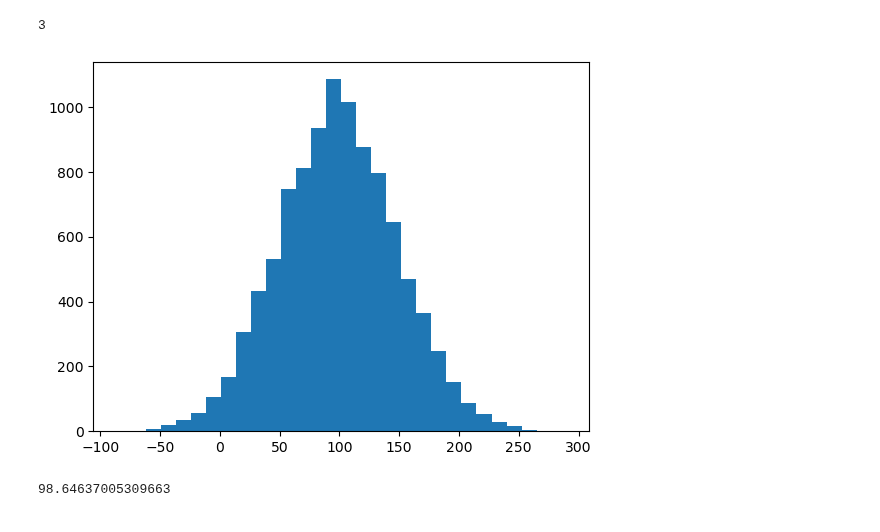
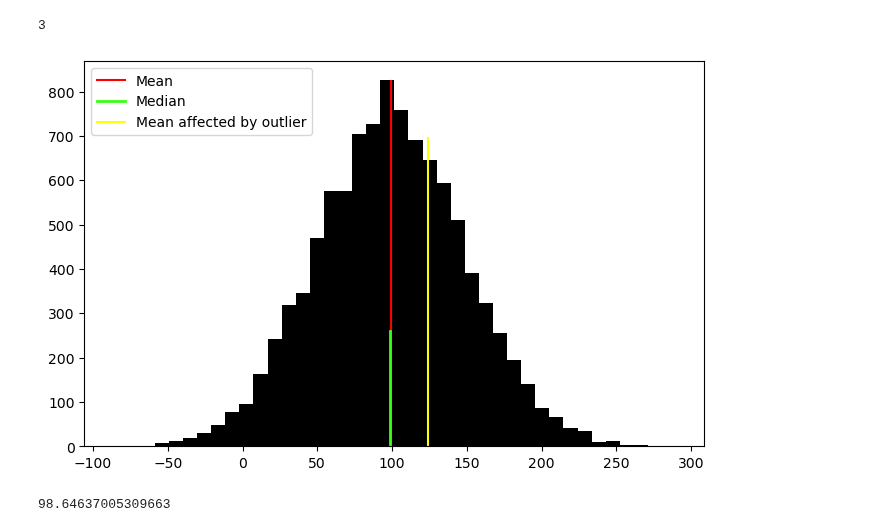
Before and after one commit to Tanja888/funddata-assessment, a Jupyter notebook: normal-distribution.ipynb, the cells around one changed output. Cells and saved outputs as stored; diff of their text form; code cells hidden in the pictures.

Commit message:
Measures of Central Tendency plot

```diff
--- a/normal-distribution.ipynb
+++ b/normal-distribution.ipynb
@@ -200,9 +201,18 @@ st.median(test)
 # %%
 # Random samples
 
 np.random.seed(0)
 x = np.random.normal(100, 50, 10000)
-plt.hist(x, 30);
+
+fig, ax = plt.subplots(figsize=(8,5))
+ax.hist(x, 40, color='black');
+
+ax.axvline(x=99.07, color='red', ymax=0.95, linewidth=1.5, label='Mean')
+ax.axvline(x=98.64, color='#39FF14', ymax=0.30, linewidth=2.0, label='Median')
+ax.axvline(x=124.05, color='yellow', ymax=0.80, linewidth=1.5, label='Mean affected by outlier')
+ax.legend(loc='upper left');
+
+#plt.hist(x, 30, color='green');
 # %% [output]
-[figure, old version]
+[figure, new version]
 # %%
```
Also changed, not shown: parts of 10 cells of this notebook.
